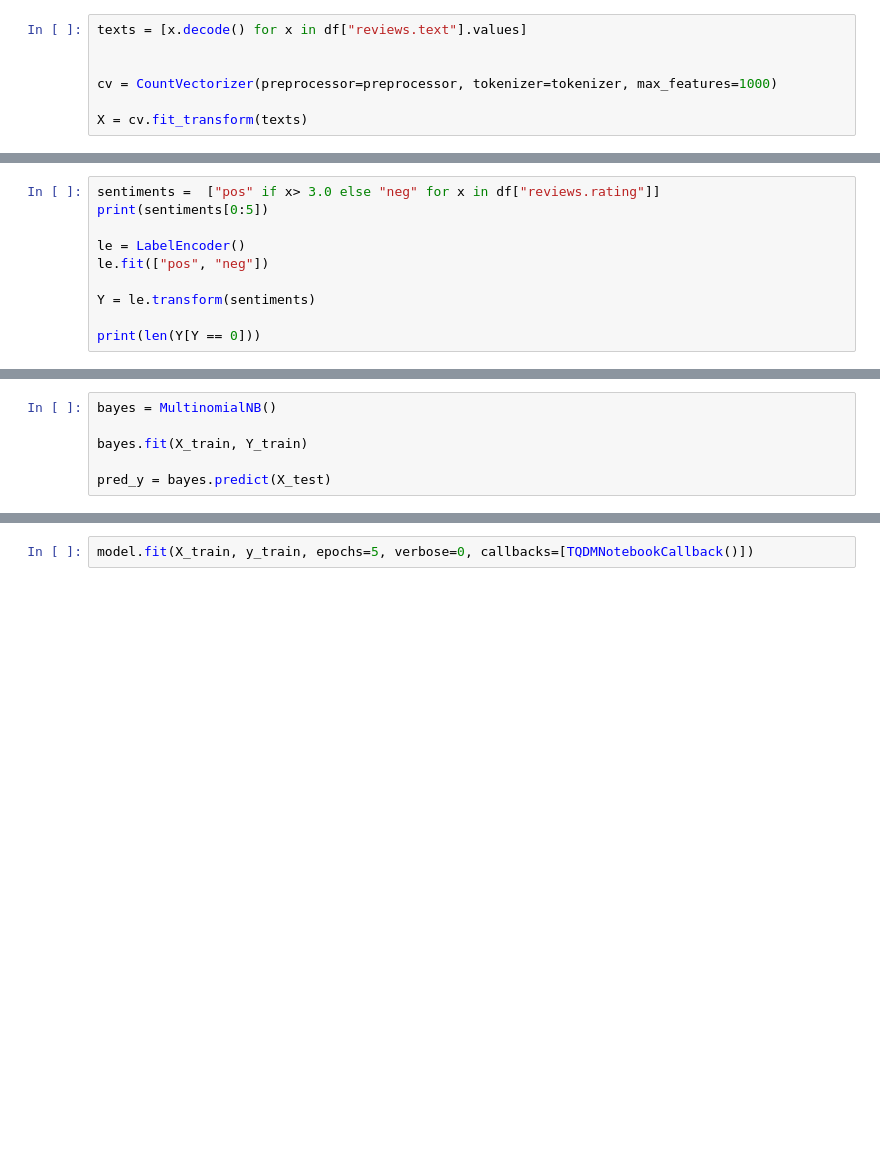
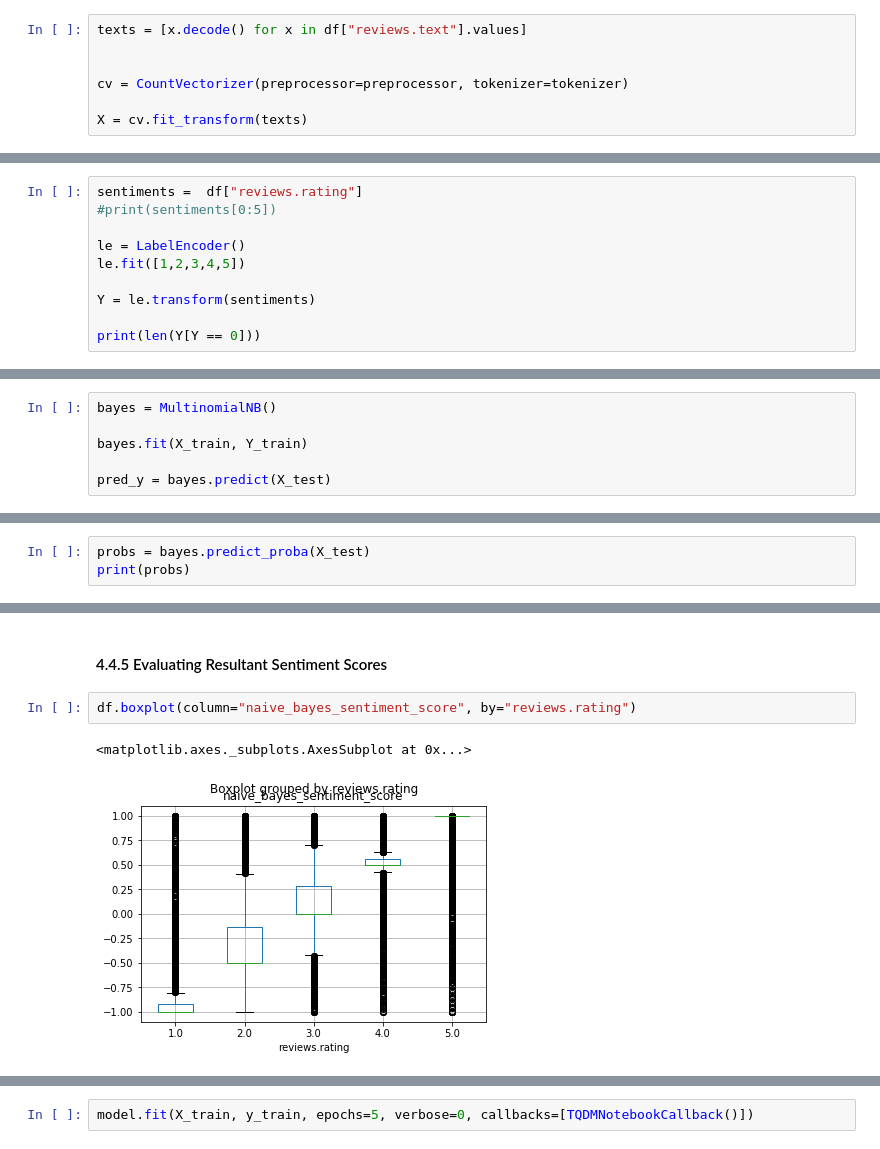
Before and after one commit to SJTButler/hotel-review-analysis, a Jupyter notebook: Hotel Review Analysis.ipynb, the cells around one changed output, grey strips where cells are left out. Drawn from its saved outputs; the diff is of its cells as text; blank space fills up the shorter version.

```diff
--- a/Hotel Review Analysis.ipynb
+++ b/Hotel Review Analysis.ipynb
@@ -1112,6 +1206,6 @@ aaaa
 texts = [x.decode() for x in df["reviews.text"].values]
 
 
-cv = CountVectorizer(preprocessor=preprocessor, tokenizer=tokenizer, max_features=1000)
+cv = CountVectorizer(preprocessor=preprocessor, tokenizer=tokenizer)
 
 X = cv.fit_transform(texts)
@@ -1156,9 +1234,9 @@ print(X[900])
 # %%
-sentiments =  ["pos" if x> 3.0 else "neg" for x in df["reviews.rating"]]
-print(sentiments[0:5])
+sentiments =  df["reviews.rating"]
+#print(sentiments[0:5])
 
 le = LabelEncoder()
-le.fit(["pos", "neg"])
+le.fit([1,2,3,4,5])
 
 Y = le.transform(sentiments)
 
@@ -1194,0 +1280,3 @@ Accuracy: 0.83
+# %%
+probs = bayes.predict_proba(X_test)
+print(probs)
@@ -1194,0 +1307,7 @@ Accuracy: 0.83
+# %% [markdown]
+#### 4.4.5 Evaluating Resultant Sentiment Scores
+# %%
+df.boxplot(column="naive_bayes_sentiment_score", by="reviews.rating")
+# %% [output]
+<matplotlib.axes._subplots.AxesSubplot at 0x...>
+[figure, added]
```
Also changed, not shown: parts of 63 cells of this notebook.
